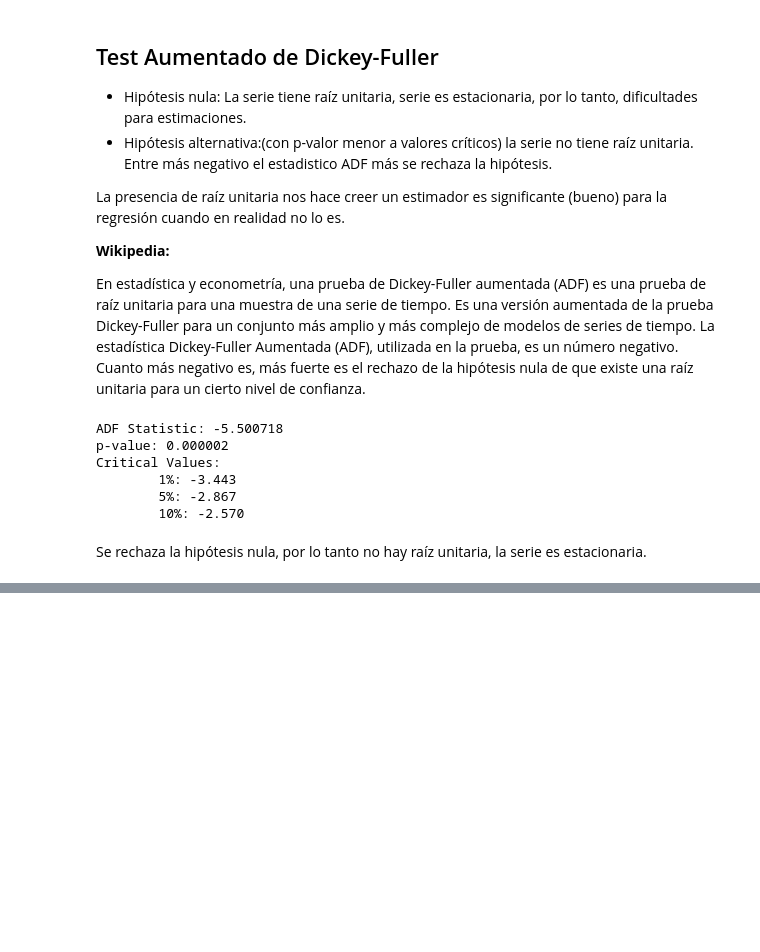
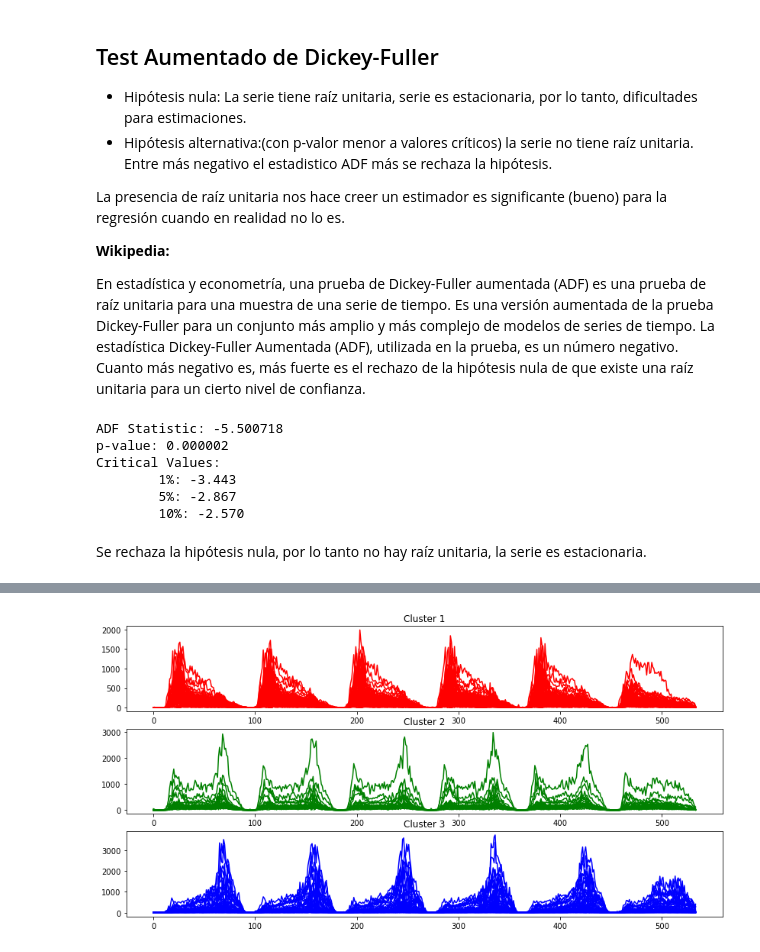
Before and after one commit to juanksRuiz/Transmilenio_DATA, a Jupyter notebook: Analisis de salidas estacion TM enero a abril 2020.ipynb, the cells around one changed output, grey strips where cells are left out. Drawn from its saved outputs; the diff is of its cells as text; code cells hidden in the pictures; blank space fills up the shorter version.

```diff
--- a/Analisis de salidas estacion TM enero a abril 2020.ipynb
+++ b/Analisis de salidas estacion TM enero a abril 2020.ipynb
@@ -495,0 +619,4 @@ Se rechaza la hipótesis nula, por lo tanto no hay raíz unitaria, la serie es e
+# %%
+clusters = dict()
+for i in np.unique(cluster_labels):
+    clusters[i] = df_salidas_estacion.columns[cluster_labels==i]
@@ -495,0 +652,17 @@ Se rechaza la hipótesis nula, por lo tanto no hay raíz unitaria, la serie es e
+# %%
+# Grafiquemos las series de cada cluster
+cluster_estaciones_1 = df_salidas_estacion[clusters[1]]
+cluster_estaciones_2 = df_salidas_estacion[clusters[2]]
+cluster_estaciones_3 = df_salidas_estacion[clusters[3]]
+# %%
+fig, ax = plt.subplots(3,1,figsize=(14,7))
+ax[0].plot(cluster_estaciones_1,color="r");
+ax[0].set_title("Cluster 1");
+
+ax[1].plot(cluster_estaciones_2,color="g");
+ax[1].set_title("Cluster 2");
+
+ax[2].plot(cluster_estaciones_3,color="b");
+ax[2].set_title("Cluster 3");
+# %% [output]
+[figure, added]
```
Also changed, not shown: parts of 17 cells of this notebook.
